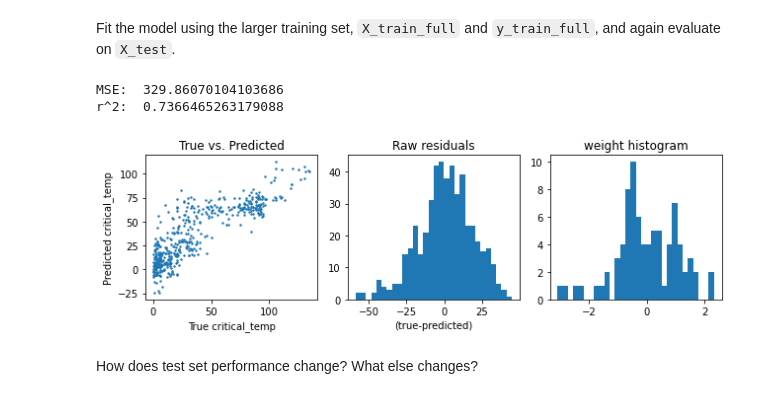
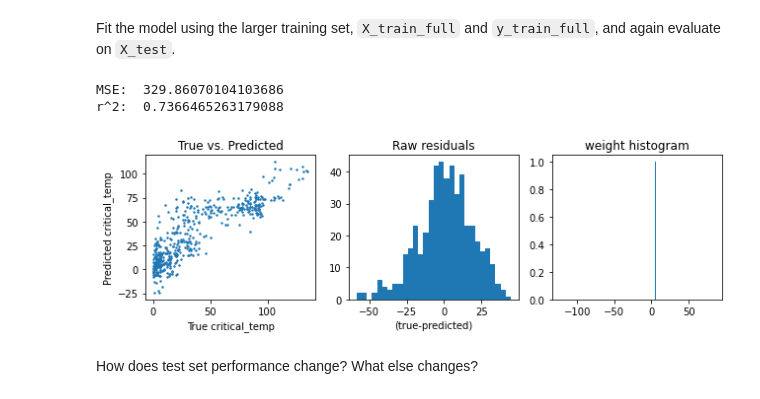
Before and after one commit to Deepak1520/Machine-Learning, a Jupyter notebook: Exercise 1/Exercise_1.ipynb, the cells around one changed output. Saved outputs shown, nothing was run; the diff lists cells and outputs as text; code cells hidden in the pictures.

```diff
--- a/Exercise 1/Exercise_1.ipynb
+++ b/Exercise 1/Exercise_1.ipynb
@@ -310,6 +302,11 @@ def sklearn_regression(X_test, X_train, y_train):
     lr = LinearRegression()
     lr.fit(X_train, y_train)
 
+
+    # Get coefficients and intercept
+    weights = np.hstack((np.reshape(lr.intercept_,(1,1)), lr.coef_))
+
+    #predict on test data
     y_pred = lr.predict(X_test)
 
     # ---------------- END CODE -------------------------
@@ -327,12 +325,12 @@ If you implemented everything correctly, the MSE is again 707.8.
 # %% [markdown]
 Fit the model using the larger training set, `X_train_full` and `y_train_full`, and again evaluate on `X_test`.
 # %%
-weights, y_pred = sklearn_regression(X_test, X_train_full, y_train_full)
-plot_regression_results(y_test, y_pred, weights)
+weights_sklearn_regression_full, y_pred_sklearn_regression_full = sklearn_regression(X_test, X_train_full, y_train_full)
+plot_regression_results(y_test, y_pred_sklearn_regression_full, weights_sklearn_regression_full)
 # %% [output]
 MSE:  329.86070104103686
 r^2:  0.7366465263179088
-[figure, old version]
+[figure, new version]
 # %% [markdown]
  How does test set performance change? What else changes?
 # %% [markdown]
```
Also changed, not shown: parts of 22 cells of this notebook, 2 other files.
